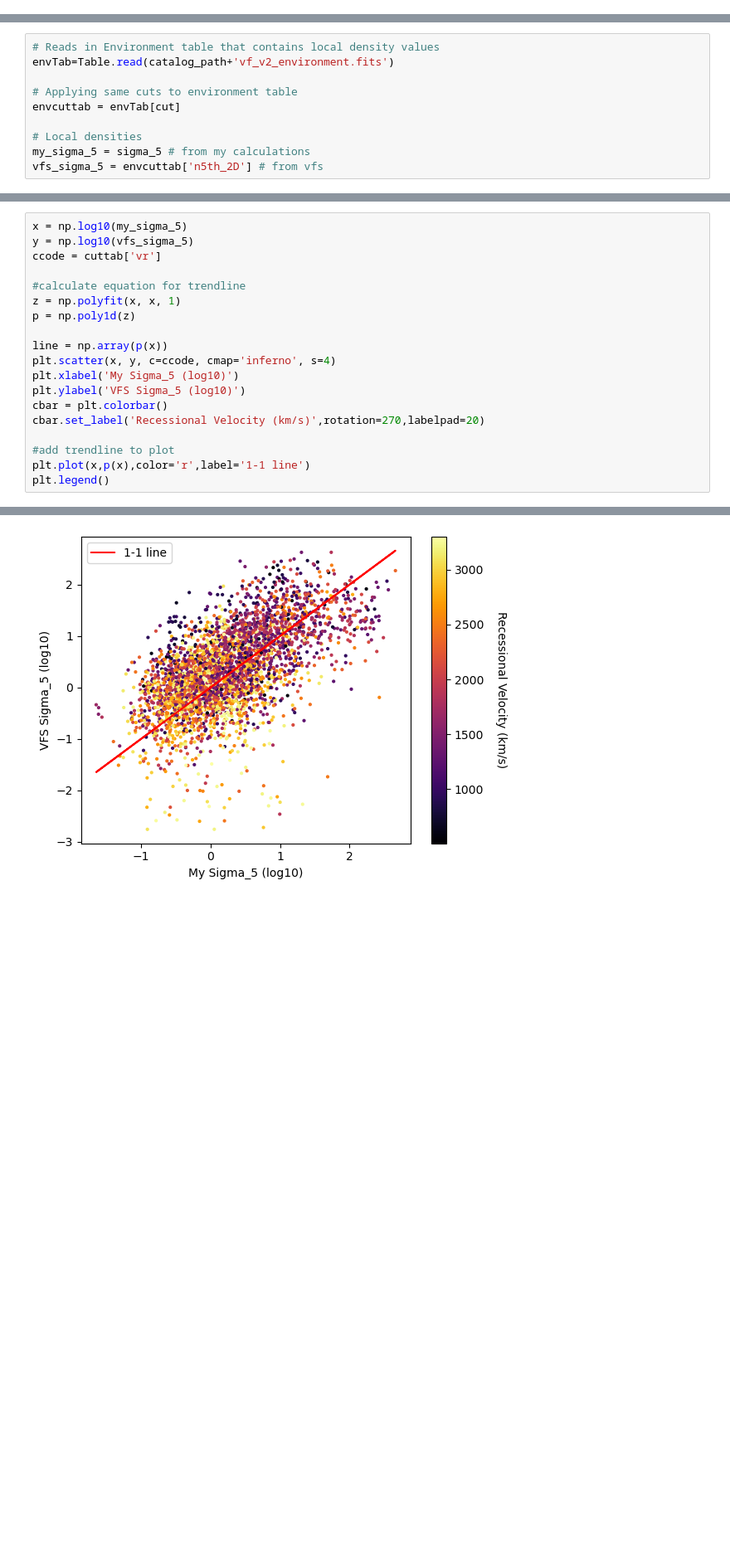
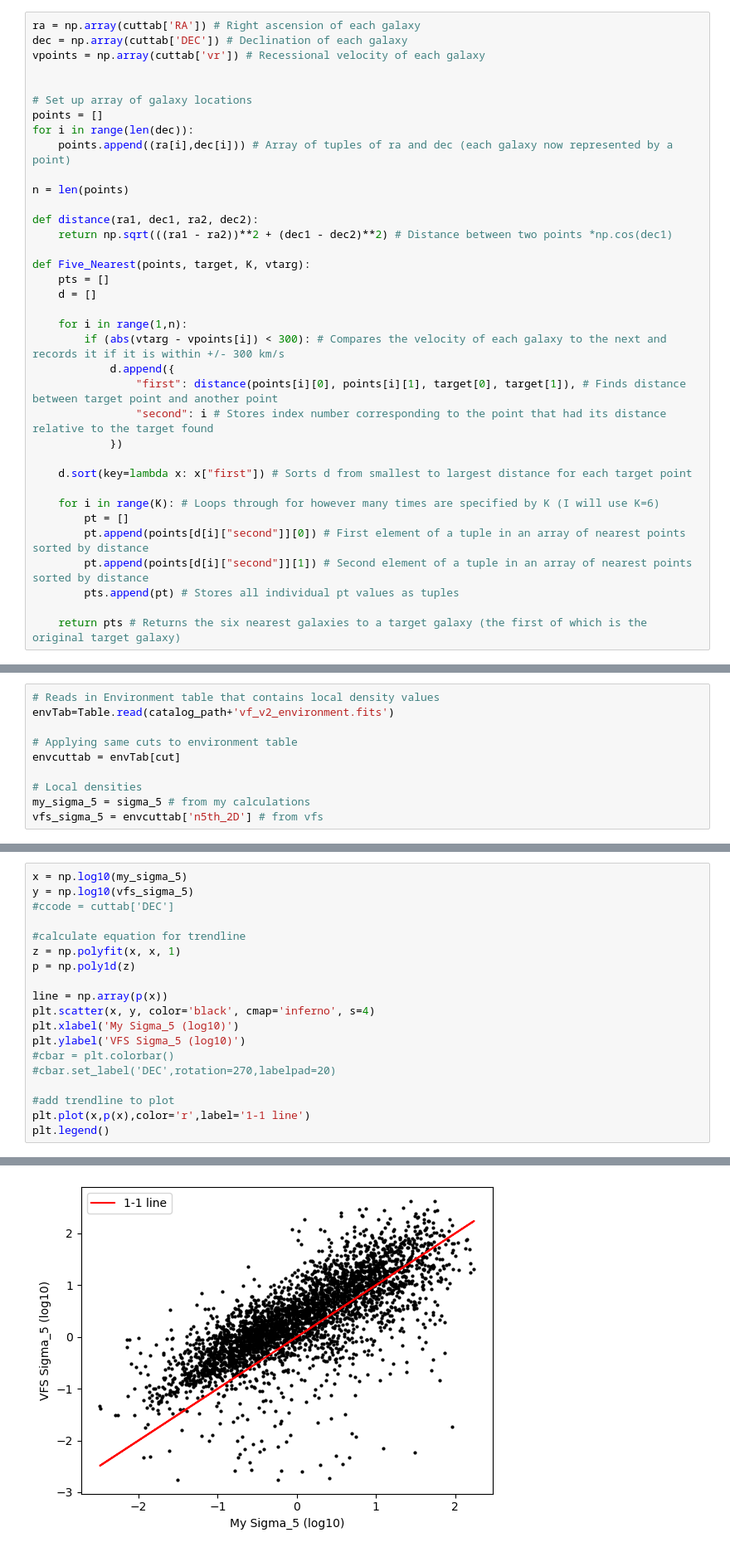
Before and after one commit to EvanBarkus/WISESize_Project, a Jupyter notebook: Castignani_LD.ipynb, the cells around one changed output, grey strips where cells are left out. Shown at 83% size. Drawn from its saved outputs; the diff is of its cells as text; blank space fills up the shorter version.

```diff
--- a/Castignani_LD.ipynb
+++ b/Castignani_LD.ipynb
@@ -41,0 +73,36 @@ myTab2 =Table.read(catalog_path+'vf_v2_r_photometry.fits')
+# %%
+ra = np.array(cuttab['RA']) # Right ascension of each galaxy
+dec = np.array(cuttab['DEC']) # Declination of each galaxy
+vpoints = np.array(cuttab['vr']) # Recessional velocity of each galaxy
+
+
+# Set up array of galaxy locations
+points = []
+for i in range(len(dec)):
+    points.append((ra[i],dec[i])) # Array of tuples of ra and dec (each galaxy now represented by a point)
+
+n = len(points)
+
+def distance(ra1, dec1, ra2, dec2):
+    return np.sqrt(((ra1 - ra2))**2 + (dec1 - dec2)**2) # Distance between two points *np.cos(dec1)
+
+def Five_Nearest(points, target, K, vtarg):
+    pts = []
+    d = []
+
+    for i in range(1,n):
+        if (abs(vtarg - vpoints[i]) < 300): # Compares the velocity of each galaxy to the next and records it if it is within +/- 300 km/s
+            d.append({
+                "first": distance(points[i][0], points[i][1], target[0], target[1]), # Finds distance between target point and another point
+                "second": i # Stores index number corresponding to the point that had its distance relative to the target found
+            })
+
+    d.sort(key=lambda x: x["first"]) # Sorts d from smallest to largest distance for each target point
+
+    for i in range(K): # Loops through for however many times are specified by K (I will use K=6)
+        pt = []
+        pt.append(points[d[i]["second"]][0]) # First element of a tuple in an array of nearest points sorted by distance
+        pt.append(points[d[i]["second"]][1]) # Second element of a tuple in an array of nearest points sorted by distance
+        pts.append(pt) # Stores all individual pt values as tuples
+
+    return pts # Returns the six nearest galaxies to a target galaxy (the first of which is the original target galaxy)
@@ -224,22 +235,22 @@ print(median(vfs_sigma_5))
 # %%
 x = np.log10(my_sigma_5)
 y = np.log10(vfs_sigma_5)
-ccode = cuttab['vr']
+#ccode = cuttab['DEC']
 
 #calculate equation for trendline
 z = np.polyfit(x, x, 1)
 p = np.poly1d(z)
 
 line = np.array(p(x))
-plt.scatter(x, y, c=ccode, cmap='inferno', s=4)
+plt.scatter(x, y, color='black', cmap='inferno', s=4)
 plt.xlabel('My Sigma_5 (log10)')
 plt.ylabel('VFS Sigma_5 (log10)')
-cbar = plt.colorbar()
-cbar.set_label('Recessional Velocity (km/s)',rotation=270,labelpad=20)
+#cbar = plt.colorbar()
+#cbar.set_label('DEC',rotation=270,labelpad=20)
 
 #add trendline to plot
 plt.plot(x,p(x),color='r',label='1-1 line')
 plt.legend()
 # %% [output]
 <matplotlib.legend.Legend at 0x...>
-[figure, old version]
+[figure, new version]
```
Also changed, not shown: parts of 12 cells of this notebook.
